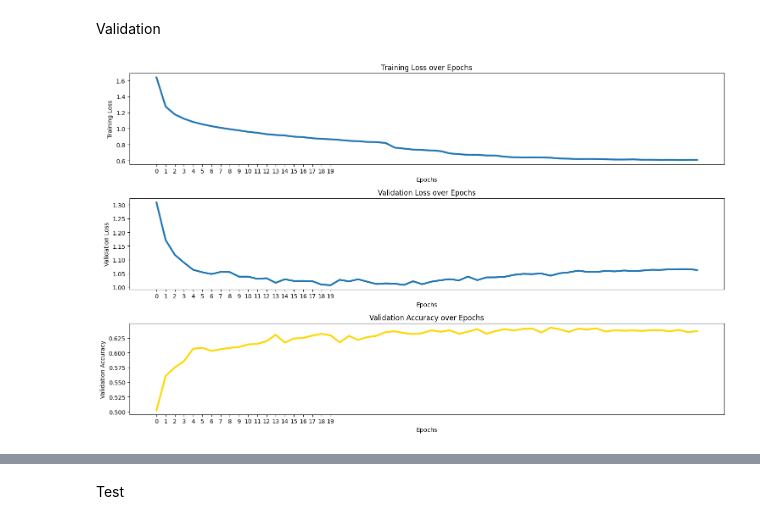
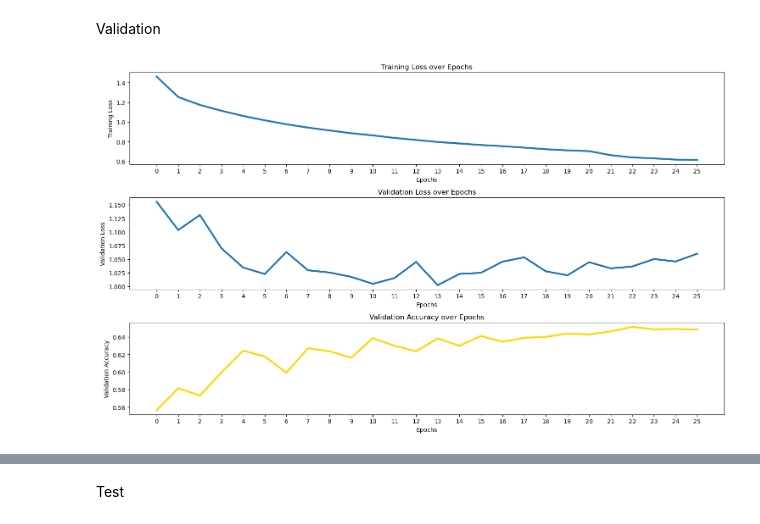
Before and after one commit to javiergd64/phys417final, a Jupyter notebook: final_template/Lab9_Template-with-other-implementation.ipynb, the cells around one changed output, grey strips where cells are left out. Saved outputs shown, nothing was run; the diff lists cells and outputs as text; code cells hidden in the pictures.

Commit message:
Added the model that gest 65% test, truncated code as well.

```diff
--- a/final_template/Lab9_Template-with-other-implementation.ipynb
+++ b/final_template/Lab9_Template-with-other-implementation.ipynb
@@ -89,7 +91,8 @@ from sklearn.model_selection import train_test_split
 
 folders = ["train", "test"]
 emotions = ["angry", "disgust", "fear", "happy", "neutral", "sad", "surprise"]
-path = r"C:\Users\AlpacaAdmin\Documents\UW\Spring26\final-proj\phys417final\FER-2013"
+path = r"C:\Users\jguap\OneDrive\Desktop\spr26\final_data\data\\"
+# path = r"C:\Users\AlpacaAdmin\Documents\UW\Spring26\final-proj\phys417final\FER-2013" MCKINLEY PATH
 IMG_SIZE = (48, 48)
 
 all_data = []
@@ -213,11 +216,11 @@ Converting to Tensors
 train_inputs = torch.from_numpy(train_features).float() # converting to floats
 train_targets = torch.from_numpy(train_labels).long() # converting to 64-bit integer
 
-validation_inputs = torch.from_numpy(validation_features).float()#.to(d) # converting to floats
-validation_targets = torch.from_numpy(validation_labels).long()#.to(d) # converting to 64-bit integer
+validation_inputs = torch.from_numpy(validation_features).float().to(d) # converting to floats
+validation_targets = torch.from_numpy(validation_labels).long().to(d) # converting to 64-bit integer
 
-testing_inputs = torch.from_numpy(test_features).float()#.to(d) # converting to floats
-testing_targets = torch.from_numpy(test_labels).long()#.to(d) # converting to 64-bit integer
+testing_inputs = torch.from_numpy(test_features).float().to(d) # converting to floats
+testing_targets = torch.from_numpy(test_labels).long().to(d) # converting to 64-bit integer
 
 # NOTE: Each of the tensors above used .to(d) which takes out tensors and puts them "in" my computers gpu
 #       I did this to speed up computation and to actually use cuda.
@@ -306,12 +394,12 @@ from torch.utils.data import TensorDataset, DataLoader #added dataloader so that
 torch.manual_seed(55)
 
 # Initializing model
-model = FacialExpressionCNN()
+model = myCNNModel()
 model = model.to(d) # Bc I wanted to use my gpu, also "sent" model to GPU to work w/ tensors from before.
 
 # Defining learning rate, epoch and batchsize for mini-batch gradient
 learning_rate = 0.001
-epochs = 60 #20 #30
+epochs = 30 #20 #30
 
 ## Mini-batch set up, splitting up the tensors from before
 batchsize = 64
@@ -439,34 +500,35 @@ Validation
 # %%
 # Visualizing training loss and validation set accuracy
 plt.figure(figsize = (15, 9))
-xt = np.arange(20)
+num_to = 26
+xt = np.arange(num_to)
 
 # Plot for Training Loss
 plt.subplot(3, 1, 1)
-plt.plot(train_loss_list, linewidth = 3)
+plt.plot(train_loss_list[:num_to], linewidth = 3)
 plt.title("Training Loss over Epochs")
 plt.ylabel("Training Loss")
 plt.xlabel("Epochs")
 plt.xticks(xt)
 
 plt.subplot(3, 1, 2)
-plt.plot(validation_loss_list, linewidth = 3)
+plt.plot(validation_loss_list[:num_to], linewidth = 3)
 plt.title("Validation Loss over Epochs")
 plt.ylabel("Validation Loss")
 plt.xlabel("Epochs")
 plt.xticks(xt)
 
 # Accuracy for validation set
 plt.subplot(3, 1, 3)
-plt.plot(validation_accuracy_list, linewidth = 3, color = 'gold')
+plt.plot(validation_accuracy_list[:num_to], linewidth = 3, color = 'gold')
 plt.title("Validation Accuracy over Epochs")
 plt.ylabel("Validation Accuracy")
 plt.xlabel("Epochs")
 plt.xticks(xt)
 plt.tight_layout() #googled for overlapping labels
 plt.show()
 # %% [output]
-[figure, old version]
+[figure, new version]
 # %%
 print(train_loss_list)
 print(validation_loss_list)
```
Also changed, not shown: parts of 11 cells of this notebook, 4 other files.
